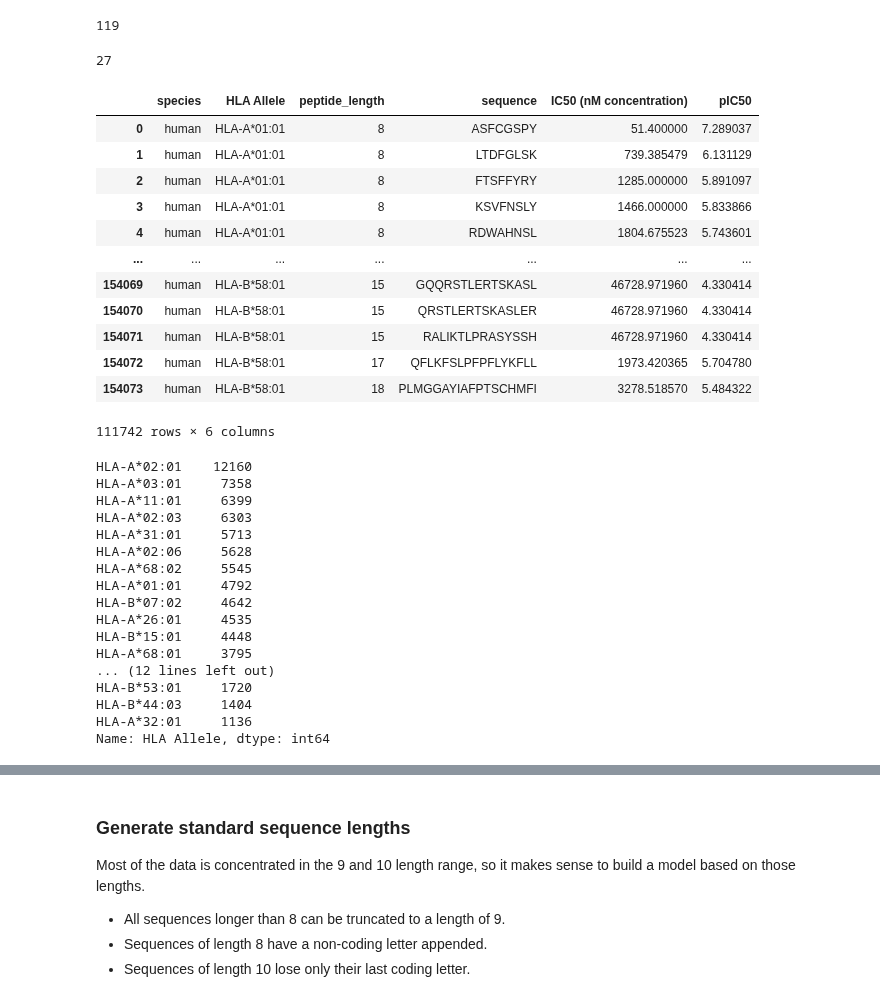
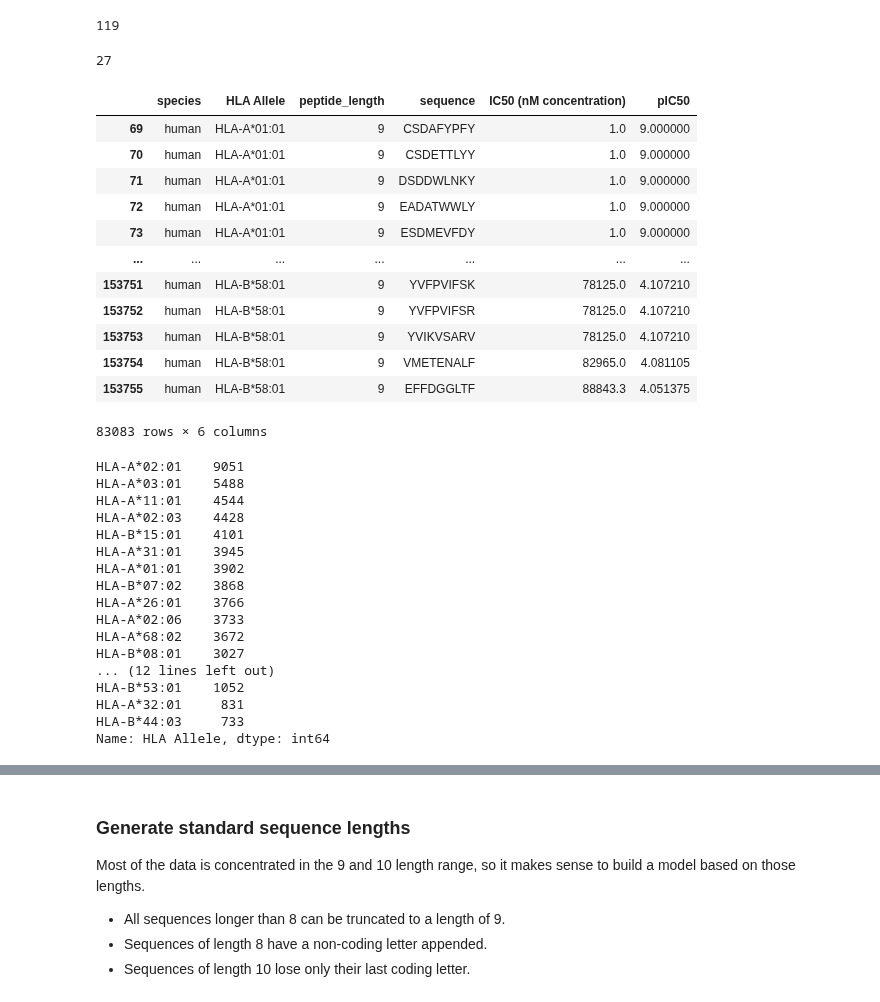
Before and after one commit to ryanquinnnelson/CMU-02718-HW5, a Jupyter notebook: 02_518_02_718_HW_5_ryann.ipynb, the cells around one changed output, grey strips where cells are left out. Drawn from its saved outputs; the diff is of its cells as text; code cells hidden in the pictures.

```diff
--- a/02_518_02_718_HW_5_ryann.ipynb
+++ b/02_518_02_718_HW_5_ryann.ipynb
@@ -36,45 +36,49 @@ len(alleles_s)
 # %%
 # filter out records which are not for the 27 listed alleles
 MHC1_filtered_df = MHC1_df[MHC1_df['HLA Allele'].isin(class_i_list)]
 
+# # filter out records which don't have a length of 9 or 10
+MHC1_filtered_df = MHC1_filtered_df[MHC1_filtered_df['peptide_length']==9] #.between(9,10)
+# MHC1_filtered_df = MHC1_filtered_df[MHC1_filtered_df['peptide_length'].between(9,10)]
+
 print(len(MHC1_filtered_df['HLA Allele'].unique()))
 
 MHC1_filtered_df
 # %% [output]
 27
 |  | species | HLA Allele | peptide_length | sequence | IC50 (nM concentration) | pIC50 |
-| 0 | human | HLA-A*01:01 | 8 | ASFCGSPY | 51.400000 | 7.289037 |
-| 1 | human | HLA-A*01:01 | 8 | LTDFGLSK | 739.385479 | 6.131129 |
-| 2 | human | HLA-A*01:01 | 8 | FTSFFYRY | 1285.000000 | 5.891097 |
-| 3 | human | HLA-A*01:01 | 8 | KSVFNSLY | 1466.000000 | 5.833866 |
-| 4 | human | HLA-A*01:01 | 8 | RDWAHNSL | 1804.675523 | 5.743601 |
+| 69 | human | HLA-A*01:01 | 9 | CSDAFYPFY | 1.0 | 9.000000 |
+| 70 | human | HLA-A*01:01 | 9 | CSDETTLYY | 1.0 | 9.000000 |
+| 71 | human | HLA-A*01:01 | 9 | DSDDWLNKY | 1.0 | 9.000000 |
+| 72 | human | HLA-A*01:01 | 9 | EADATWWLY | 1.0 | 9.000000 |
+| 73 | human | HLA-A*01:01 | 9 | ESDMEVFDY | 1.0 | 9.000000 |
 | ... | ... | ... | ... | ... | ... | ... |
-| 154069 | human | HLA-B*58:01 | 15 | GQQRSTLERTSKASL | 46728.971960 | 4.330414 |
-| 154070 | human | HLA-B*58:01 | 15 | QRSTLERTSKASLER | 46728.971960 | 4.330414 |
-| 154071 | human | HLA-B*58:01 | 15 | RALIKTLPRASYSSH | 46728.971960 | 4.330414 |
-| 154072 | human | HLA-B*58:01 | 17 | QFLKFSLPFPFLYKFLL | 1973.420365 | 5.704780 |
-| 154073 | human | HLA-B*58:01 | 18 | PLMGGAYIAFPTSCHMFI | 3278.518570 | 5.484322 |
+| 153751 | human | HLA-B*58:01 | 9 | YVFPVIFSK | 78125.0 | 4.107210 |
+| 153752 | human | HLA-B*58:01 | 9 | YVFPVIFSR | 78125.0 | 4.107210 |
+| 153753 | human | HLA-B*58:01 | 9 | YVIKVSARV | 78125.0 | 4.107210 |
+| 153754 | human | HLA-B*58:01 | 9 | VMETENALF | 82965.0 | 4.081105 |
+| 153755 | human | HLA-B*58:01 | 9 | EFFDGGLTF | 88843.3 | 4.051375 |
-111742 rows × 6 columns
+83083 rows × 6 columns
 # %%
 # check how much data we have per allele
 MHC1_filtered_df['HLA Allele'].value_counts()
 # %% [output]
-HLA-A*02:01    12160
-HLA-A*03:01     7358
-HLA-A*11:01     6399
-HLA-A*02:03     6303
-HLA-A*31:01     5713
-HLA-A*02:06     5628
-HLA-A*68:02     5545
-HLA-A*01:01     4792
-HLA-B*07:02     4642
-HLA-A*26:01     4535
-HLA-B*15:01     4448
-HLA-A*68:01     3795
+HLA-A*02:01    9051
+HLA-A*03:01    5488
+HLA-A*11:01    4544
+HLA-A*02:03    4428
+HLA-B*15:01    4101
+HLA-A*31:01    3945
+HLA-A*01:01    3902
+HLA-B*07:02    3868
+HLA-A*26:01    3766
+HLA-A*02:06    3733
+HLA-A*68:02    3672
+HLA-B*08:01    3027
 ... (12 lines left out)
-HLA-B*53:01     1720
-HLA-B*44:03     1404
-HLA-A*32:01     1136
+HLA-B*53:01    1052
+HLA-A*32:01     831
+HLA-B*44:03     733
 Name: HLA Allele, dtype: int64
 # %%
 # check how much data we have per length
```
Also changed, not shown: parts of 17 cells of this notebook.
